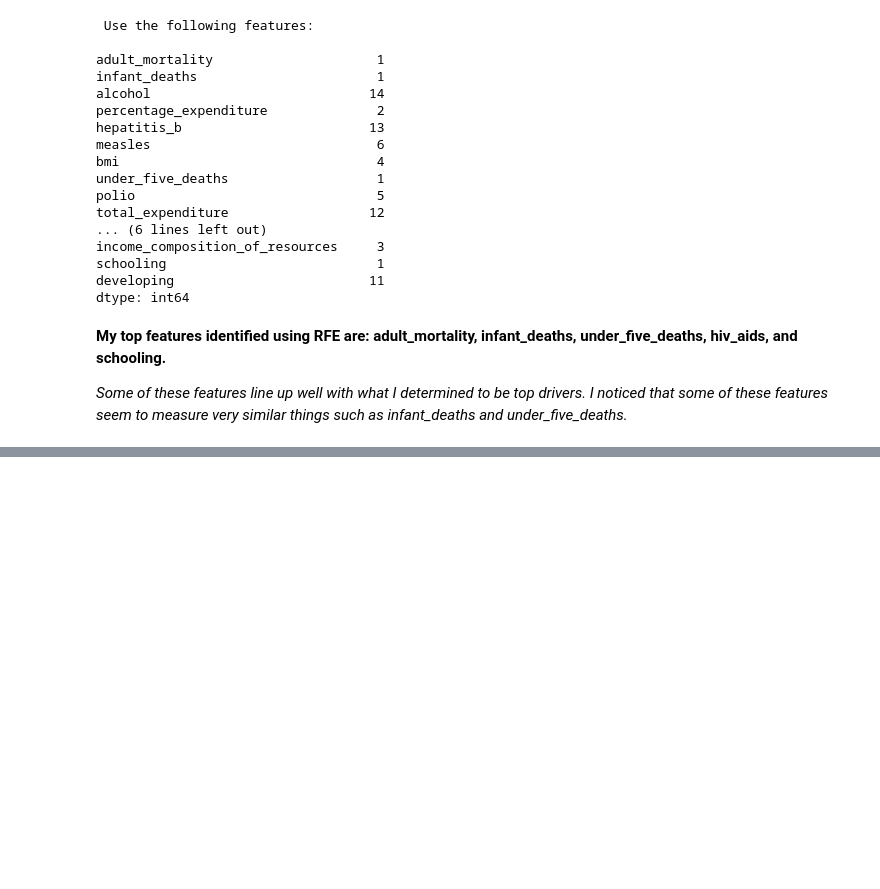
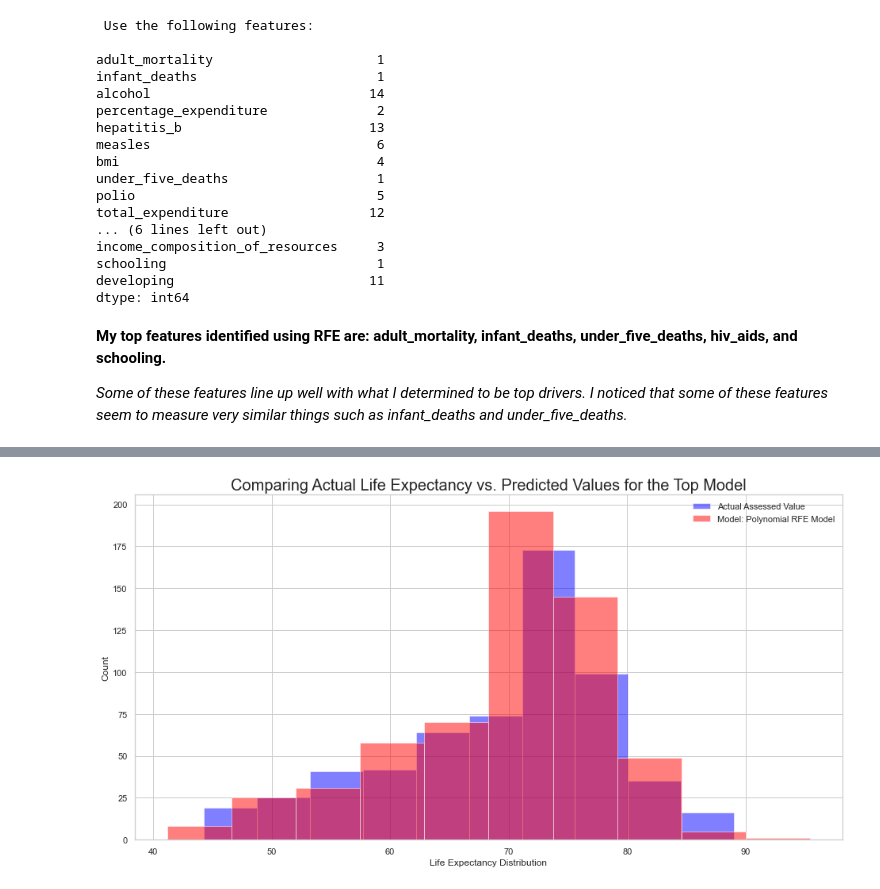
Before and after one commit to kristofer-rivera/predicting-life-expectancy, a Jupyter notebook: final_notebook.ipynb, the cells around one changed output, grey strips where cells are left out. Saved outputs shown, nothing was run; the diff lists cells and outputs as text; code cells hidden in the pictures; blank space fills up the shorter version.

```diff
--- a/final_notebook.ipynb
+++ b/final_notebook.ipynb
@@ -394,0 +643,4 @@ dtype: int64
+# %%
+ev.viz2(predictions_test)
+# %% [output]
+[figure, added]
```
Also changed, not shown: parts of 26 cells of this notebook, 3 other files.
